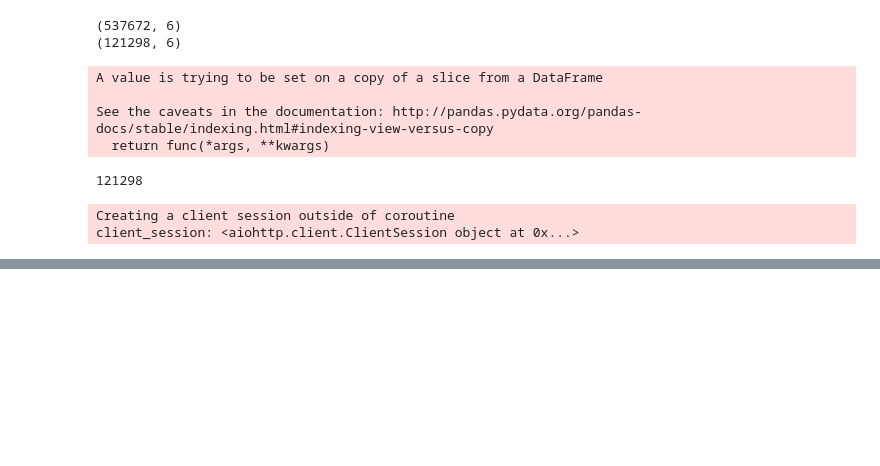
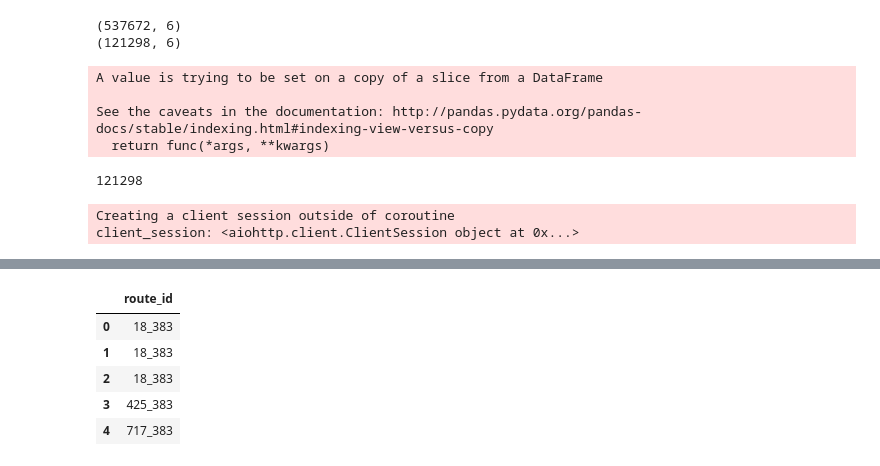
Before and after one commit to ilkarman/Movement-Visualisations, a Jupyter notebook: 01_TFL_Bikes/py/Bike Vis.ipynb, the cells around one changed output, grey strips where cells are left out. Drawn from its saved outputs; the diff is of its cells as text; code cells hidden in the pictures; blank space fills up the shorter version.

```diff
--- a/01_TFL_Bikes/py/Bike Vis.ipynb
+++ b/01_TFL_Bikes/py/Bike Vis.ipynb
@@ -187,0 +195,16 @@ print(routes_complete.shape)
+# %%
+# Merge segments onto routes and collapse by count
+agg_routes = pd.DataFrame(
+    merge_end[['StartStation Id', 'EndStation Id']].apply(
+        func=lambda x: "%i_%i" % (x[0], x[1]),
+        axis=1),
+    columns = ['route_id'])
+
+agg_routes.head()
+# %% [output]
+|  | route_id |
+| 0 | 18_383 |
+| 1 | 18_383 |
+| 2 | 18_383 |
+| 3 | 425_383 |
+| 4 | 717_383 |
```
Also changed, not shown: parts of 5 cells of this notebook.
